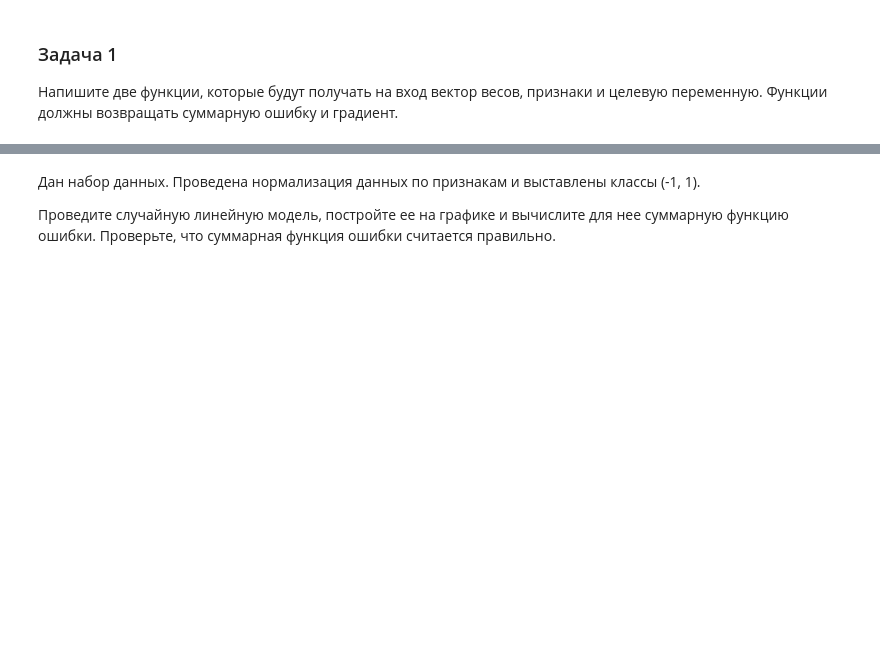
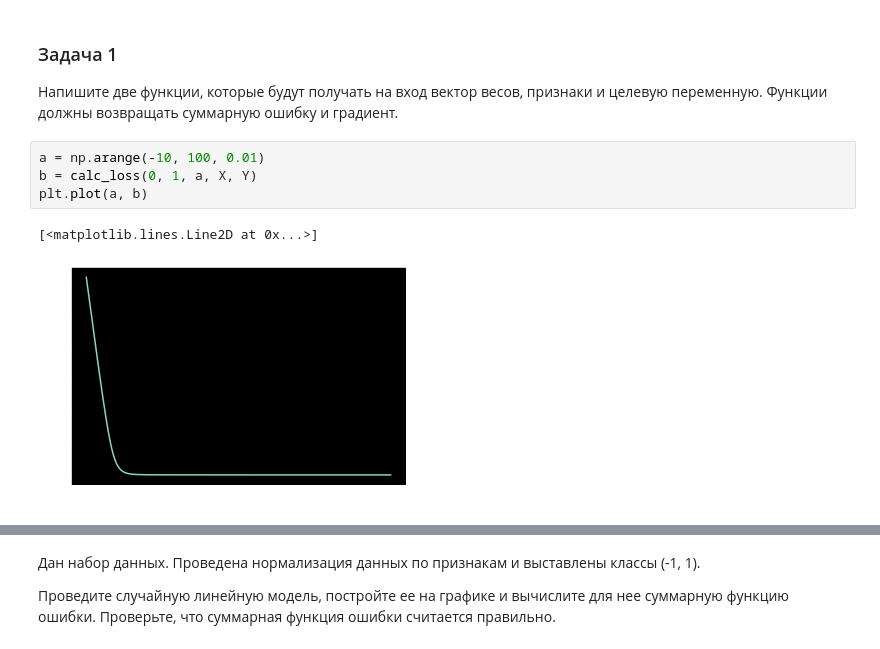
Before and after one commit to nekochanoide/ml_course, a Jupyter notebook: practics/lab3_linear_classification/lab_linear_classification.ipynb, the cells around one changed output, grey strips where cells are left out. Cells and saved outputs as stored; diff of their text form; blank space fills up the shorter version.

```diff
--- a/practics/lab3_linear_classification/lab_linear_classification.ipynb
+++ b/practics/lab3_linear_classification/lab_linear_classification.ipynb
@@ -34,6 +34,13 @@ import numpy as np
 # %% [markdown]
 ### Задача 1
 Напишите две функции, которые будут получать на вход вектор весов, признаки и целевую переменную. Функции должны возвращать суммарную ошибку и градиент.
+# %%
+a = np.arange(-10, 100, 0.01)
+b = calc_loss(0, 1, a, X, Y)
+plt.plot(a, b)
+# %% [output]
+[<matplotlib.lines.Line2D at 0x...>]
+[figure, added]
 # %%
 def calc_loss(c_w0, c_w1, c_w2, x, y):
     w = np.array((c_w1, c_w2, c_w0))
```
Also changed, not shown: parts of 2 cells of this notebook.
